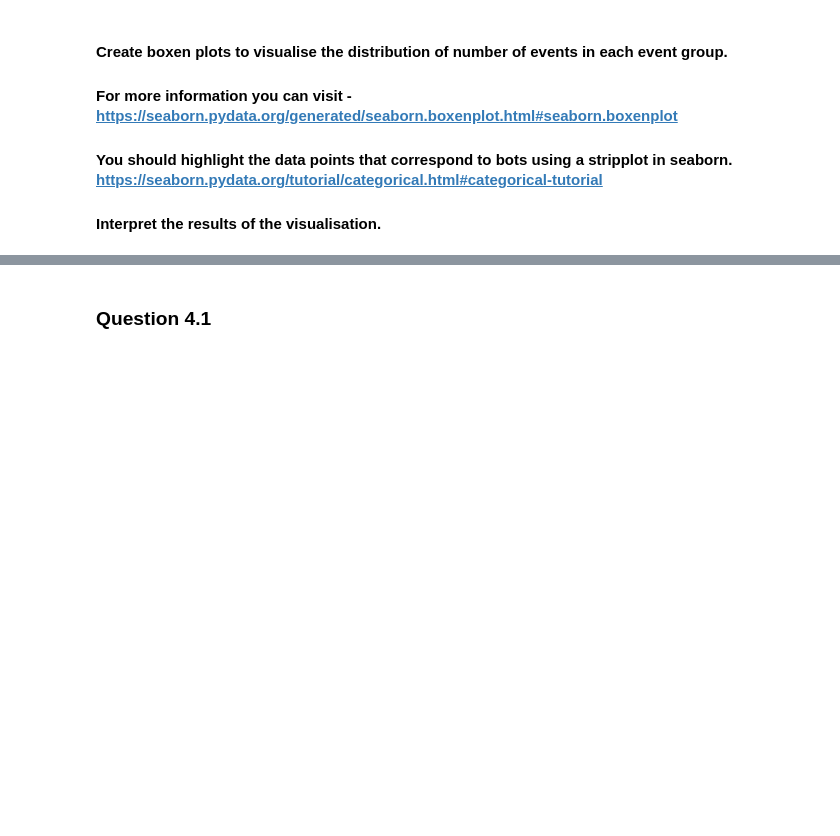
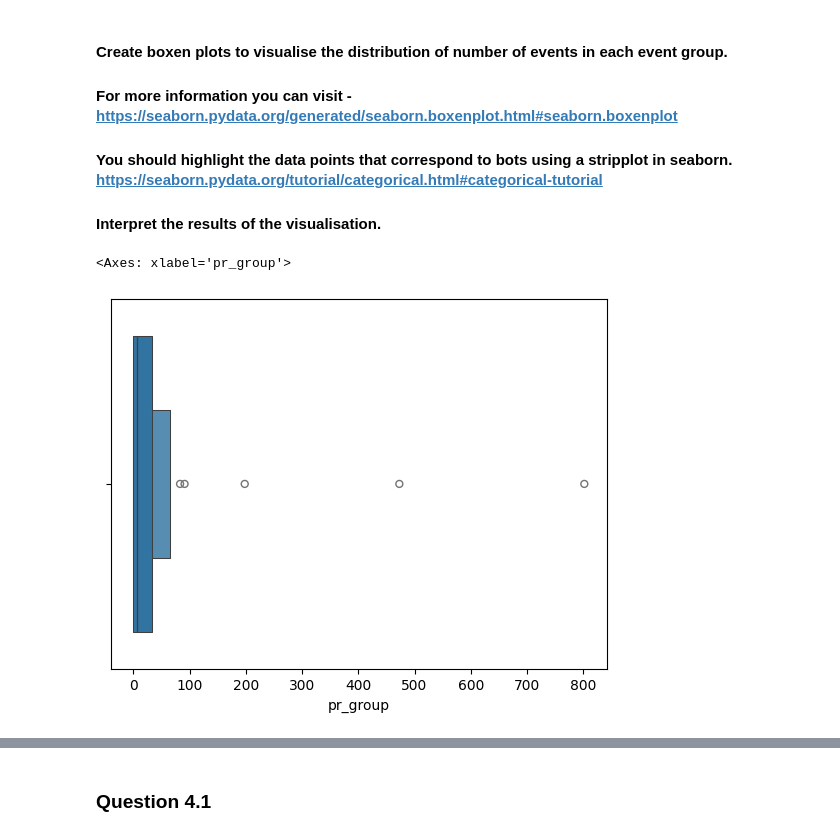
Before and after one commit to ClaireDH3/Software_Evolution_TP_bots, a Jupyter notebook: TP_bots_template.ipynb, the cells around one changed output, grey strips where cells are left out. Drawn from its saved outputs; the diff is of its cells as text; code cells hidden in the pictures; blank space fills up the shorter version.

```diff
--- a/TP_bots_template.ipynb
+++ b/TP_bots_template.ipynb
@@ -604,5 +663,9 @@ df_medians.pivot(index='acc_type', columns='event_group', values='median')#.rese
 #### Interpret the results of the visualisation.
 # %%
 # YOUR CODE BELOW - Visualize number of events from pull request event group
+sns.boxenplot(x=df_sec5["pr_group"])
+# %% [output]
+<Axes: xlabel='pr_group'>
+[figure, added]
 # %%
 # YOUR CODE BELOW - Visualise number of events from issue event group
```
Also changed, not shown: parts of 13 cells of this notebook.
